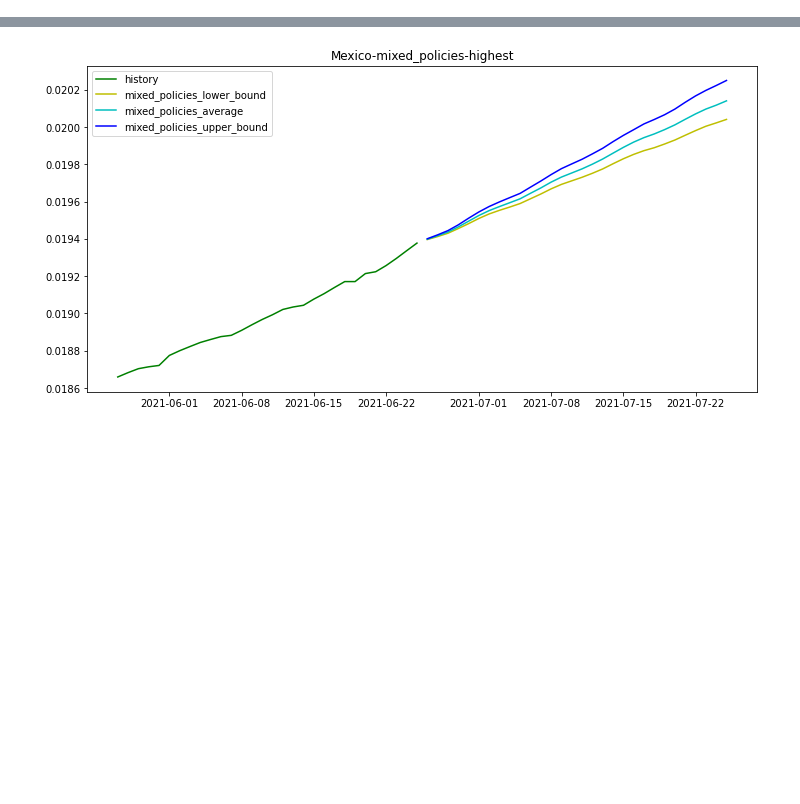
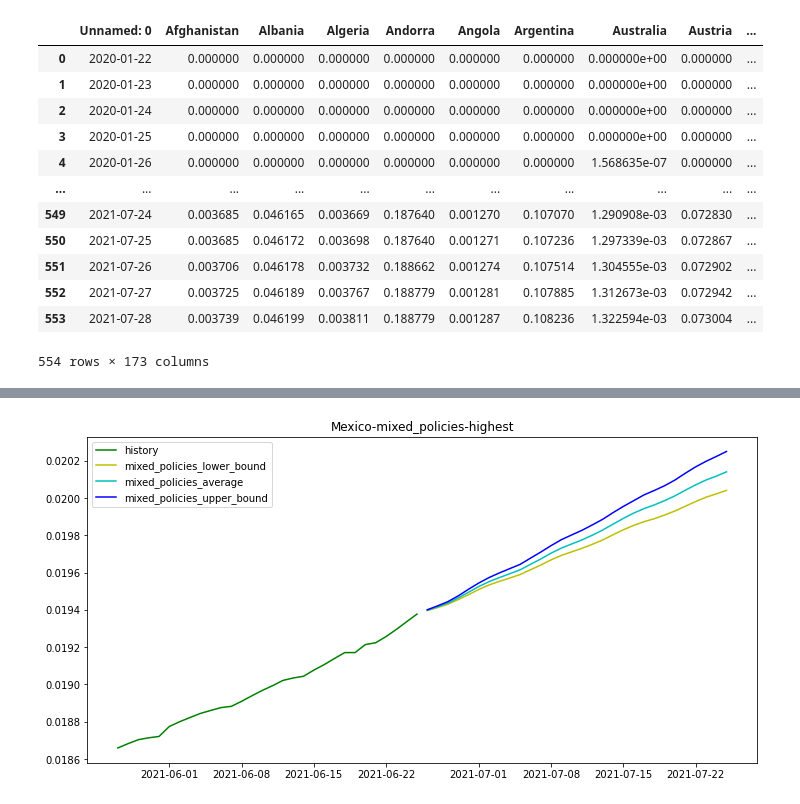
Before and after one commit to Mrzhouqifei/SUSTAIN, a Jupyter notebook: test.ipynb, the cells around one changed output, grey strips where cells are left out. Cells and saved outputs as stored; diff of their text form; code cells hidden in the pictures; blank space fills up the shorter version.

```diff
--- a/test.ipynb
+++ b/test.ipynb
@@ -186,2 +179,18 @@ def mixed_policies_forecast(business_policy_intensity, mixed_policy_intensity,
     return mixed_policy_series
+# %%
+pd.read_csv('output/covid_forecast/contagion/history.csv')
+# %% [output]
+|  | Unnamed: 0 | Afghanistan | Albania | Algeria | Andorra | Angola | Argentina | Australia | Austria | ... |
+| 0 | 2020-01-22 | 0.000000 | 0.000000 | 0.000000 | 0.000000 | 0.000000 | 0.000000 | 0.000000e+00 | 0.000000 | ... |
+| 1 | 2020-01-23 | 0.000000 | 0.000000 | 0.000000 | 0.000000 | 0.000000 | 0.000000 | 0.000000e+00 | 0.000000 | ... |
+| 2 | 2020-01-24 | 0.000000 | 0.000000 | 0.000000 | 0.000000 | 0.000000 | 0.000000 | 0.000000e+00 | 0.000000 | ... |
+| 3 | 2020-01-25 | 0.000000 | 0.000000 | 0.000000 | 0.000000 | 0.000000 | 0.000000 | 0.000000e+00 | 0.000000 | ... |
+| 4 | 2020-01-26 | 0.000000 | 0.000000 | 0.000000 | 0.000000 | 0.000000 | 0.000000 | 1.568635e-07 | 0.000000 | ... |
+| ... | ... | ... | ... | ... | ... | ... | ... | ... | ... | ... |
+| 549 | 2021-07-24 | 0.003685 | 0.046165 | 0.003669 | 0.187640 | 0.001270 | 0.107070 | 1.290908e-03 | 0.072830 | ... |
+| 550 | 2021-07-25 | 0.003685 | 0.046172 | 0.003698 | 0.187640 | 0.001271 | 0.107236 | 1.297339e-03 | 0.072867 | ... |
+| 551 | 2021-07-26 | 0.003706 | 0.046178 | 0.003732 | 0.188662 | 0.001274 | 0.107514 | 1.304555e-03 | 0.072902 | ... |
+| 552 | 2021-07-27 | 0.003725 | 0.046189 | 0.003767 | 0.188779 | 0.001281 | 0.107885 | 1.312673e-03 | 0.072942 | ... |
+| 553 | 2021-07-28 | 0.003739 | 0.046199 | 0.003811 | 0.188779 | 0.001287 | 0.108236 | 1.322594e-03 | 0.073004 | ... |
+554 rows × 173 columns
 # %%
```
Also changed, not shown: parts of 5 cells of this notebook, 21 other files.
